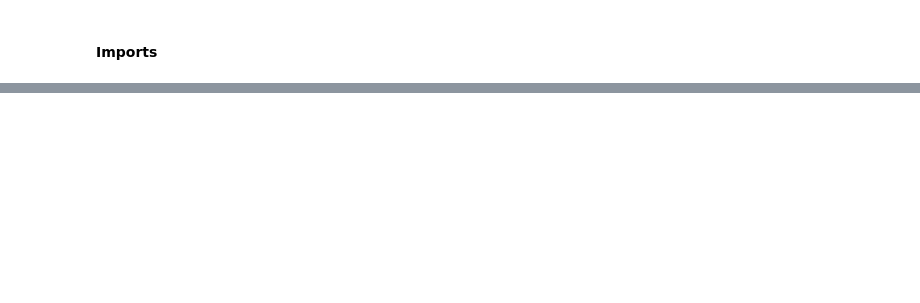
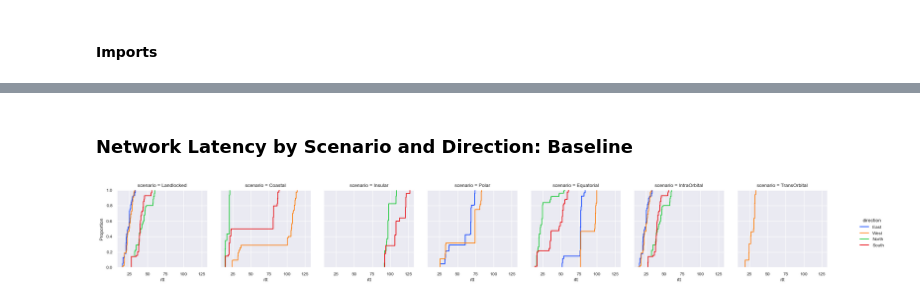
Before and after one commit to Foalfloater66/starlink-fyp, a Jupyter notebook: graphs/chap_5_experiments/5_3_experiments.ipynb, the cells around one changed output, grey strips where cells are left out. Saved outputs shown, nothing was run; the diff lists cells and outputs as text; code cells hidden in the pictures; blank space fills up the shorter version.

```diff
--- a/graphs/chap_5_experiments/5_3_experiments.ipynb
+++ b/graphs/chap_5_experiments/5_3_experiments.ipynb
@@ -34,0 +402,12 @@ Plot the probability of congestion relative to $i_\text{max}$ using spare capaci
+# %% [markdown]
+### Network Latency by Scenario and Direction: Baseline
+# %%
+g = sns.FacetGrid(baseline_latency_df, col="scenario", hue="direction", margin_titles=True) #), height=2)
+g.map_dataframe(sns.ecdfplot,
+        x="rtt",
+    )
+g.figure.subplots_adjust(wspace=.15, hspace=.15)
+g.add_legend()
+plt.savefig("../images/baseline_rtt_cdf.svg")
+# %% [output]
+[figure, added]
```
Also changed, not shown: parts of 36 cells of this notebook, 13 other files.
